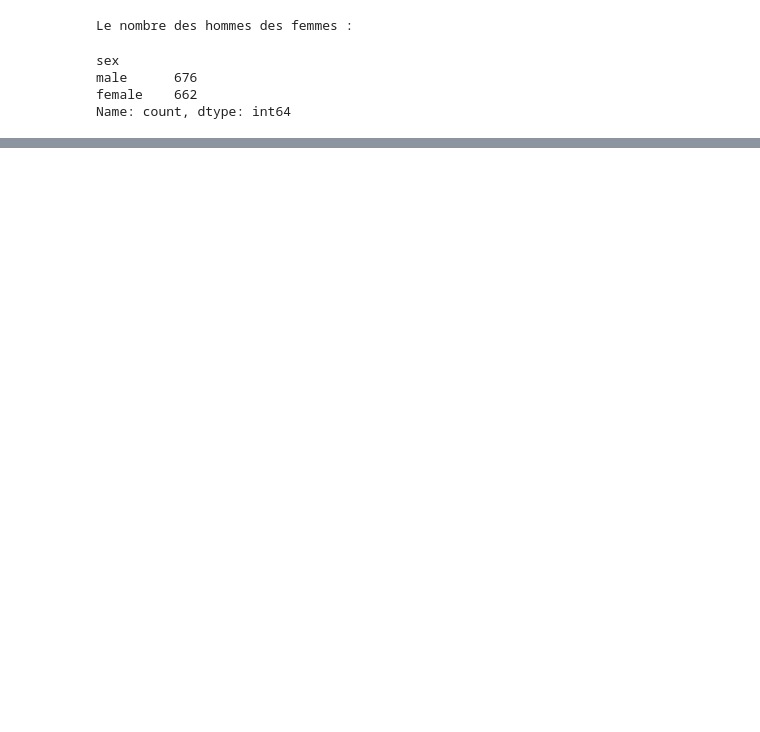
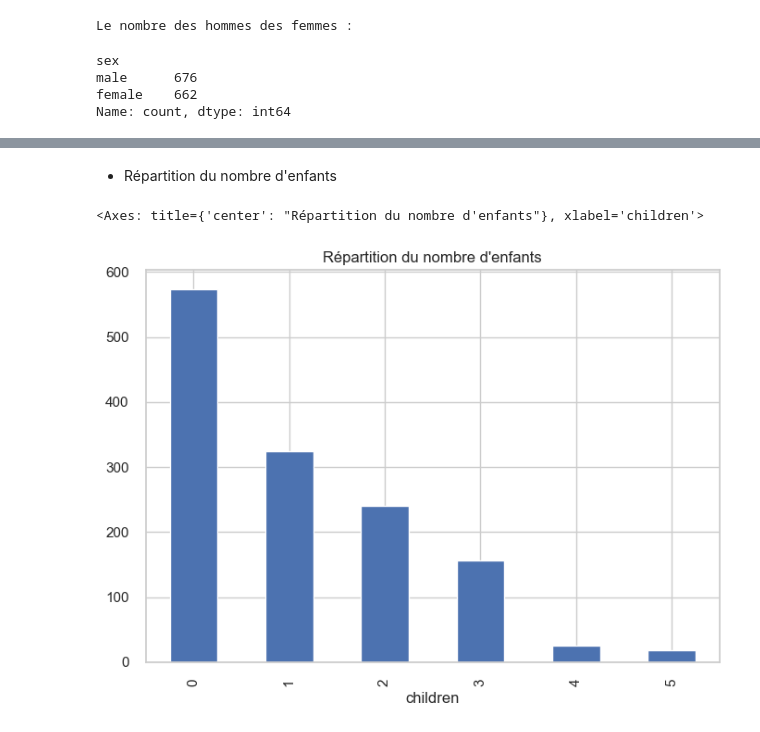
Before and after one commit to bouchramilo/medical-charges-prediction, a Jupyter notebook: analyse.ipynb, the cells around one changed output, grey strips where cells are left out. Cells and saved outputs as stored; diff of their text form; code cells hidden in the pictures; blank space fills up the shorter version.

```diff
--- a/analyse.ipynb
+++ b/analyse.ipynb
@@ -104,0 +204,7 @@ Name: count, dtype: int64
+# %% [markdown]
+* Répartition du nombre d'enfants
+# %%
+data_frame['children'].value_counts().plot.bar(title="Répartition du nombre d'enfants")
+# %% [output]
+<Axes: title={'center': "Répartition du nombre d'enfants"}, xlabel='children'>
+[figure, added]
```
Also changed, not shown: parts of 32 cells of this notebook.
